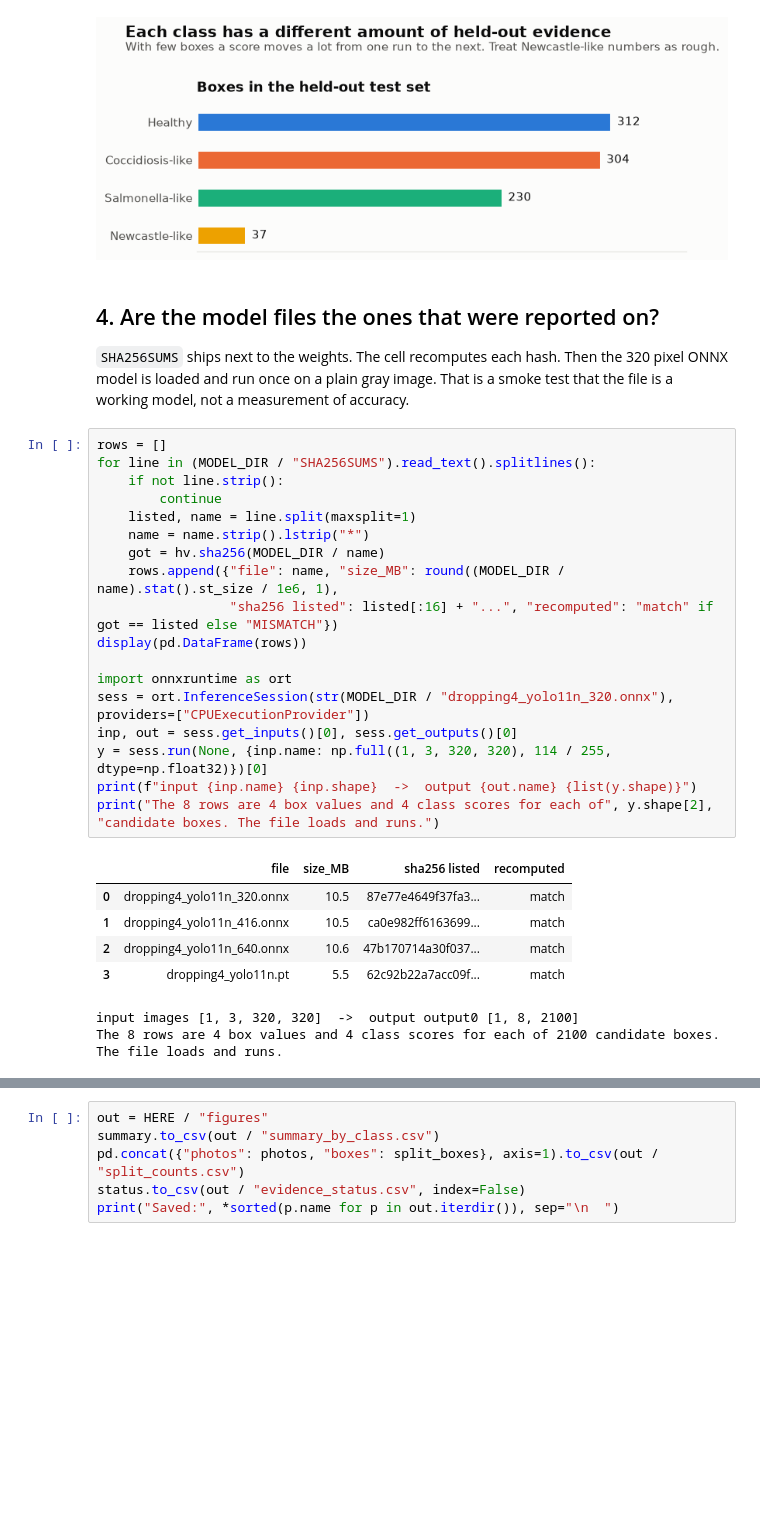
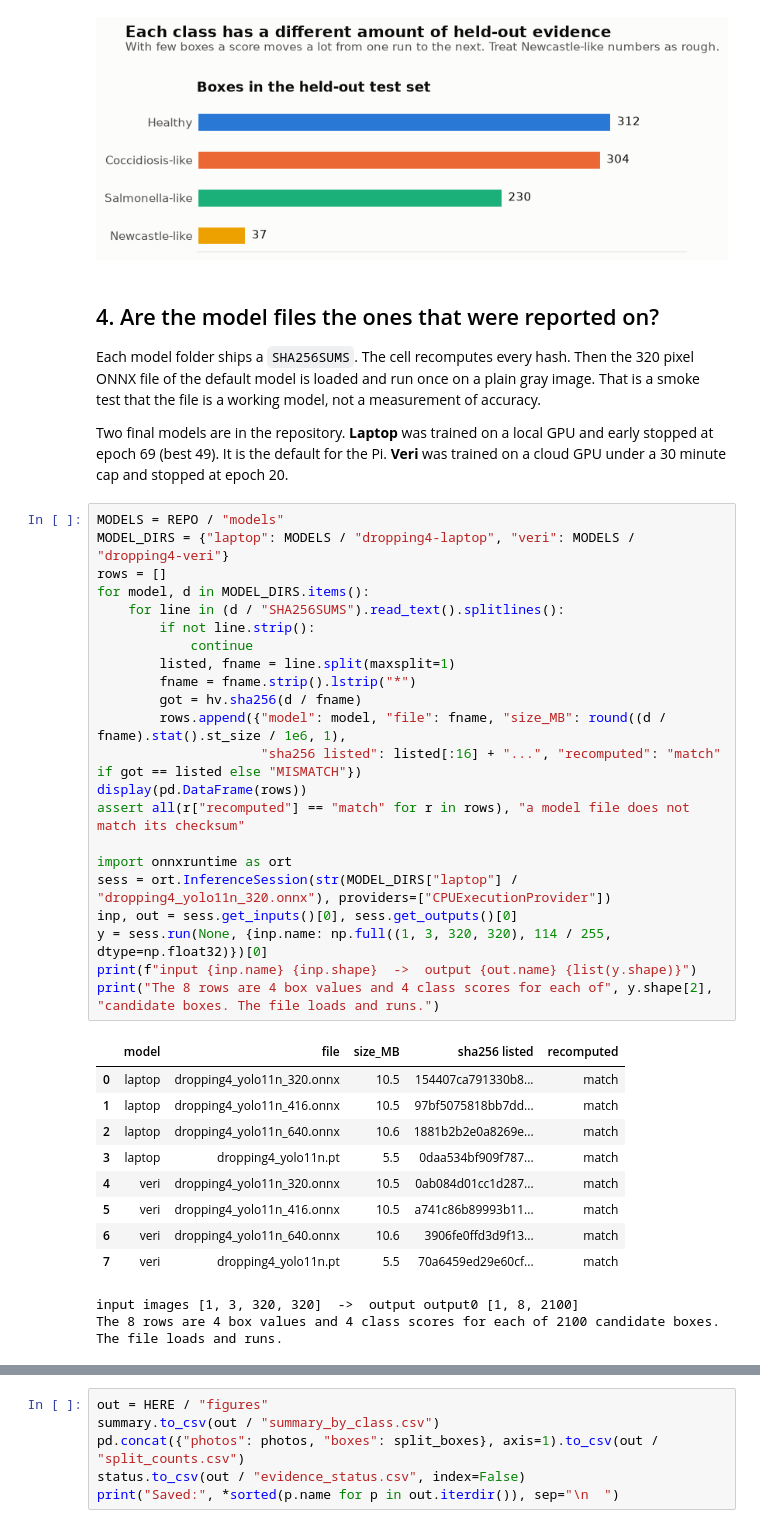
Before and after one commit to Dee-1862/Holy-Crap, a Jupyter notebook: data-visualization/01_data_and_model_audit.ipynb, the cells around one changed output, grey strips where cells are left out. Drawn from its saved outputs; the diff is of its cells as text; blank space fills up the shorter version.

```diff
--- a/data-visualization/01_data_and_model_audit.ipynb
+++ b/data-visualization/01_data_and_model_audit.ipynb
@@ -247,31 +248,41 @@ plt.show()
 # %% [markdown]
 ## 4. Are the model files the ones that were reported on?
 
-`SHA256SUMS` ships next to the weights. The cell recomputes each hash. Then the 320 pixel ONNX model is loaded and run once on a plain gray image. That is a smoke test that the file is a working model, not a measurement of accuracy.
+Each model folder ships a `SHA256SUMS`. The cell recomputes every hash. Then the 320 pixel ONNX file of the default model is loaded and run once on a plain gray image. That is a smoke test that the file is a working model, not a measurement of accuracy.
+
+Two final models are in the repository. **Laptop** was trained on a local GPU and early stopped at epoch 69 (best 49). It is the default for the Pi. **Veri** was trained on a cloud GPU under a 30 minute cap and stopped at epoch 20.
 # %%
+MODELS = REPO / "models"
+MODEL_DIRS = {"laptop": MODELS / "dropping4-laptop", "veri": MODELS / "dropping4-veri"}
 rows = []
-for line in (MODEL_DIR / "SHA256SUMS").read_text().splitlines():
-    if not line.strip():
-        continue
-    listed, name = line.split(maxsplit=1)
-    name = name.strip().lstrip("*")
-    got = hv.sha256(MODEL_DIR / name)
-    rows.append({"file": name, "size_MB": round((MODEL_DIR / name).stat().st_size / 1e6, 1),
-                 "sha256 listed": listed[:16] + "...", "recomputed": "match" if got == listed else "MISMATCH"})
+for model, d in MODEL_DIRS.items():
+    for line in (d / "SHA256SUMS").read_text().splitlines():
+        if not line.strip():
+            continue
+        listed, fname = line.split(maxsplit=1)
+        fname = fname.strip().lstrip("*")
+        got = hv.sha256(d / fname)
+        rows.append({"model": model, "file": fname, "size_MB": round((d / fname).stat().st_size / 1e6, 1),
+                     "sha256 listed": listed[:16] + "...", "recomputed": "match" if got == listed else "MISMATCH"})
 display(pd.DataFrame(rows))
+assert all(r["recomputed"] == "match" for r in rows), "a model file does not match its checksum"
 
 import onnxruntime as ort
-sess = ort.InferenceSession(str(MODEL_DIR / "dropping4_yolo11n_320.onnx"), providers=["CPUExecutionProvider"])
+sess = ort.InferenceSession(str(MODEL_DIRS["laptop"] / "dropping4_yolo11n_320.onnx"), providers=["CPUExecutionProvider"])
 inp, out = sess.get_inputs()[0], sess.get_outputs()[0]
 y = sess.run(None, {inp.name: np.full((1, 3, 320, 320), 114 / 255, dtype=np.float32)})[0]
 print(f"input {inp.name} {inp.shape}  ->  output {out.name} {list(y.shape)}")
 print("The 8 rows are 4 box values and 4 class scores for each of", y.shape[2], "candidate boxes. The file loads and runs.")
 # %% [output]
-|  | file | size_MB | sha256 listed | recomputed |
-| 0 | dropping4_yolo11n_320.onnx | 10.5 | 87e77e4649f37fa3... | match |
-| 1 | dropping4_yolo11n_416.onnx | 10.5 | ca0e982ff6163699... | match |
-| 2 | dropping4_yolo11n_640.onnx | 10.6 | 47b170714a30f037... | match |
-| 3 | dropping4_yolo11n.pt | 5.5 | 62c92b22a7acc09f... | match |
+|  | model | file | size_MB | sha256 listed | recomputed |
+| 0 | laptop | dropping4_yolo11n_320.onnx | 10.5 | 154407ca791330b8... | match |
+| 1 | laptop | dropping4_yolo11n_416.onnx | 10.5 | 97bf5075818bb7dd... | match |
+| 2 | laptop | dropping4_yolo11n_640.onnx | 10.6 | 1881b2b2e0a8269e... | match |
+| 3 | laptop | dropping4_yolo11n.pt | 5.5 | 0daa534bf909f787... | match |
+| 4 | veri | dropping4_yolo11n_320.onnx | 10.5 | 0ab084d01cc1d287... | match |
+| 5 | veri | dropping4_yolo11n_416.onnx | 10.5 | a741c86b89993b11... | match |
+| 6 | veri | dropping4_yolo11n_640.onnx | 10.6 | 3906fe0ffd3d9f13... | match |
+| 7 | veri | dropping4_yolo11n.pt | 5.5 | 70a6459ed29e60cf... | match |
 input images [1, 3, 320, 320]  ->  output output0 [1, 8, 2100]
 The 8 rows are 4 box values and 4 class scores for each of 2100 candidate boxes. The file loads and runs.
 # %% [markdown]
```
Also changed, not shown: parts of 9 cells of this notebook, 6 other files.
